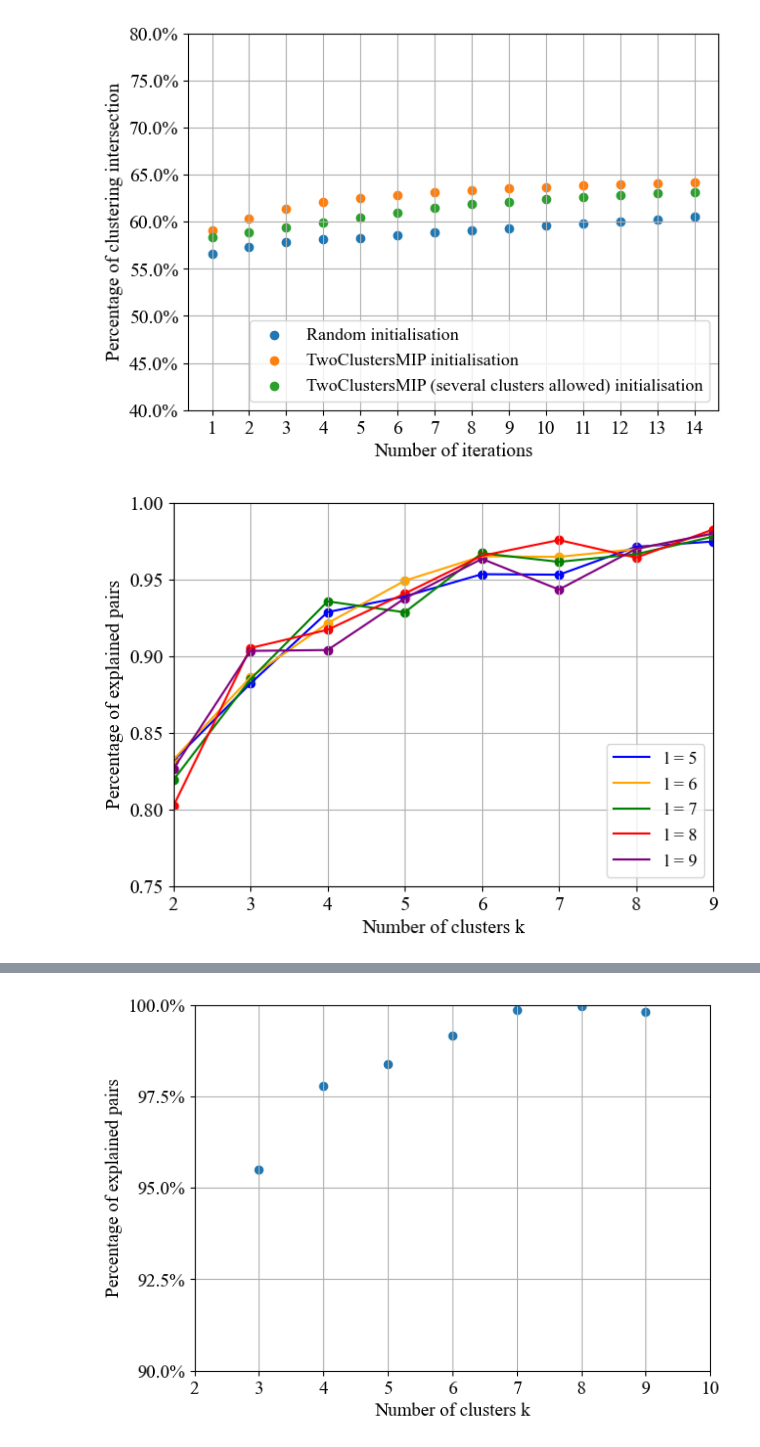
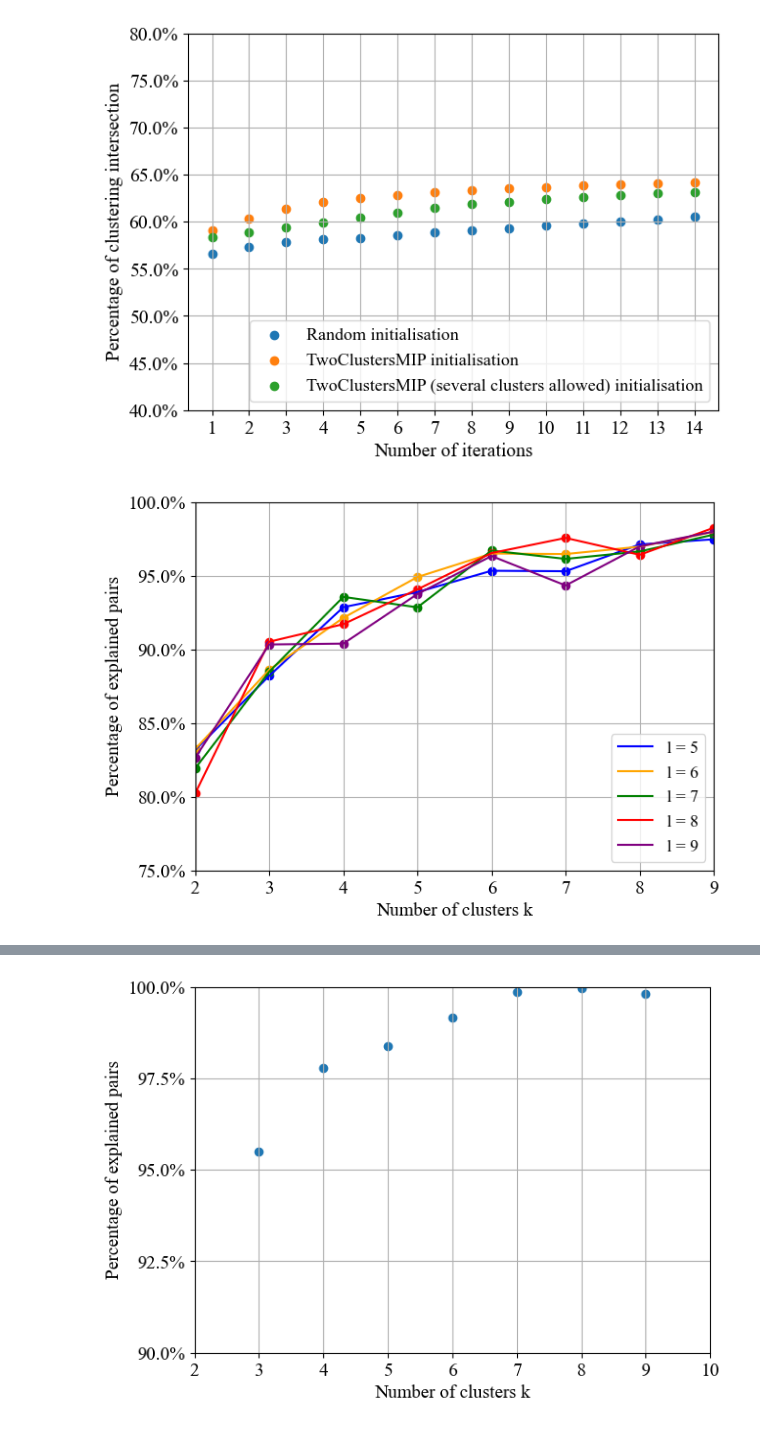
Before and after one commit to Agathe48/cs-sdp-2023-24, a Jupyter notebook: notebooks/results_graphs.ipynb, the cells around one changed output, grey strips where cells are left out. Drawn from its saved outputs; the diff is of its cells as text; code cells hidden in the pictures.

Commit message:
fix yticks in percentage

```diff
--- a/notebooks/results_graphs.ipynb
+++ b/notebooks/results_graphs.ipynb
@@ -104,34 +104,35 @@ m1_l_5 = [matrix_results_temp[i][0][0] for i in range(8)]
 m1_l_6 = [matrix_results_temp[i][1][0] for i in range(8)]
 m1_l_7 = [matrix_results_temp[i][2][0] for i in range(8)]
 m1_l_8 = [matrix_results_temp[i][3][0] for i in range(8)]
 m1_l_9 = [matrix_results_temp[i][4][0] for i in range(8)]
 
 ax.plot(k, m1_l_5, label='l = 5', color='blue')
 ax.scatter(k, m1_l_5, color='blue', marker='o')
 ax.plot(k, m1_l_6, label='l = 6',color='orange')
 ax.scatter(k, m1_l_6, color='orange', marker='o')
 ax.plot(k, m1_l_7, label='l = 7', color='green')
 ax.scatter(k, m1_l_7, color='green', marker='o')
 ax.plot(k, m1_l_8, label='l = 8', color='red')
 ax.scatter(k, m1_l_8, color='red', marker='o')
 ax.plot(k, m1_l_9, label='l = 9', color='purple')
 ax.scatter(k, m1_l_9, color='purple', marker='o')
 
+ax.yaxis.set_major_formatter(mtick.PercentFormatter(1)) # put y axis in percentage, 1 is for 100%
 ax.xaxis.set_major_locator(mtick.MultipleLocator(1.00))
 ax.yaxis.set_major_locator(mtick.MultipleLocator(0.05))
 
 ax.set_ylim(0.75, 1)
 ax.set_xlim(2, 9)
 
 ax.legend(loc = 'lower right')
 ax.set_xlabel('Number of clusters k')
 ax.set_ylabel('Percentage of explained pairs')
 ax.grid()
 
 fig.savefig('../images/' + 'Metric_1_comparison_for_values_of_k_and_l' + '.pdf', format='pdf', bbox_inches="tight")
 fig.savefig('../images/'  + 'Metric_1_comparison_for_values_of_k_and_l' + '.png', dpi=300, format='png', bbox_inches="tight")
 # %% [output]
-[figure, old version]
+[figure, new version]
 # %%
 fsize = [7, 5]
 plt.rc('font', family = 'serif', size = '14')
```
Also changed, not shown: parts of 1 cell of this notebook, 4 other files.
